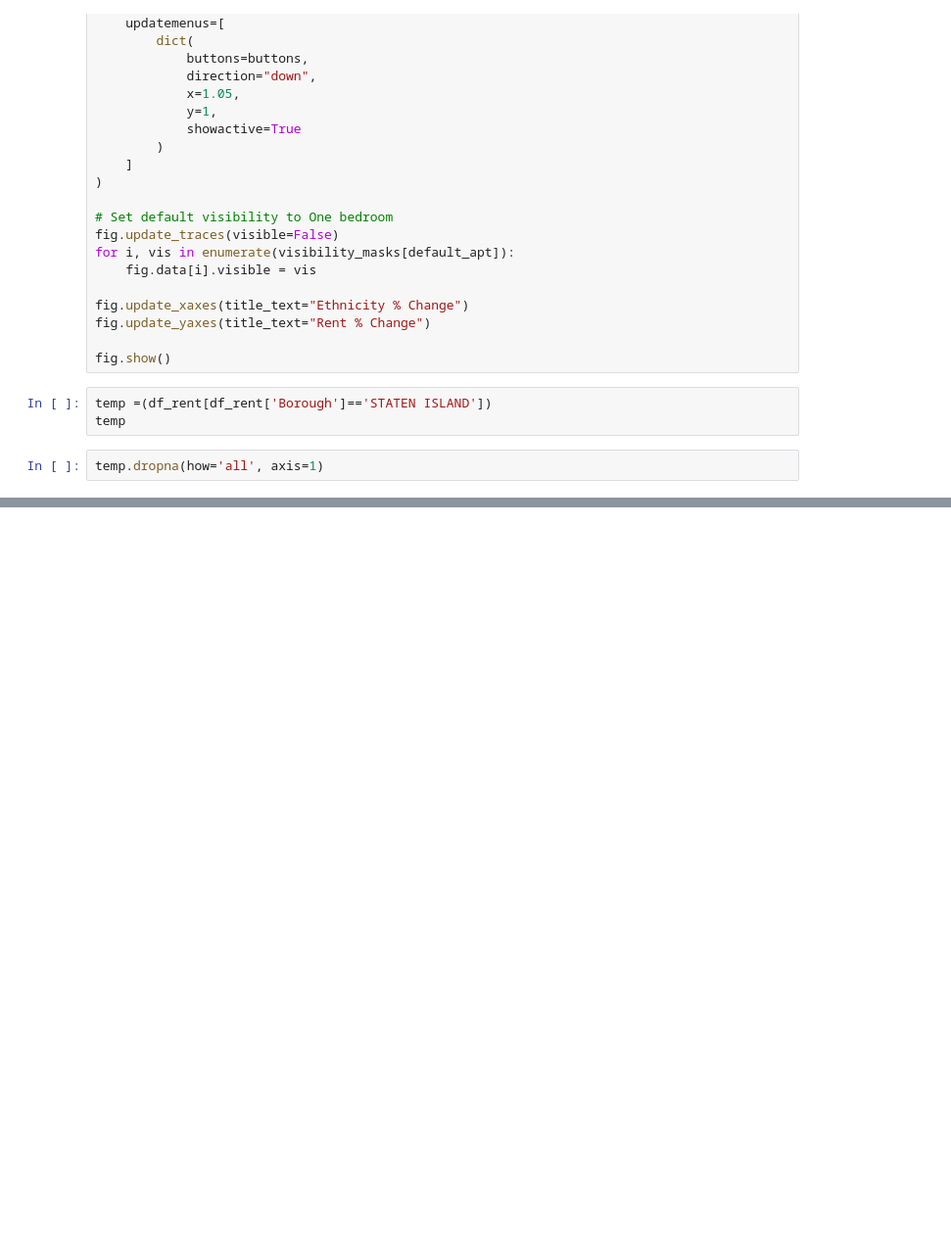
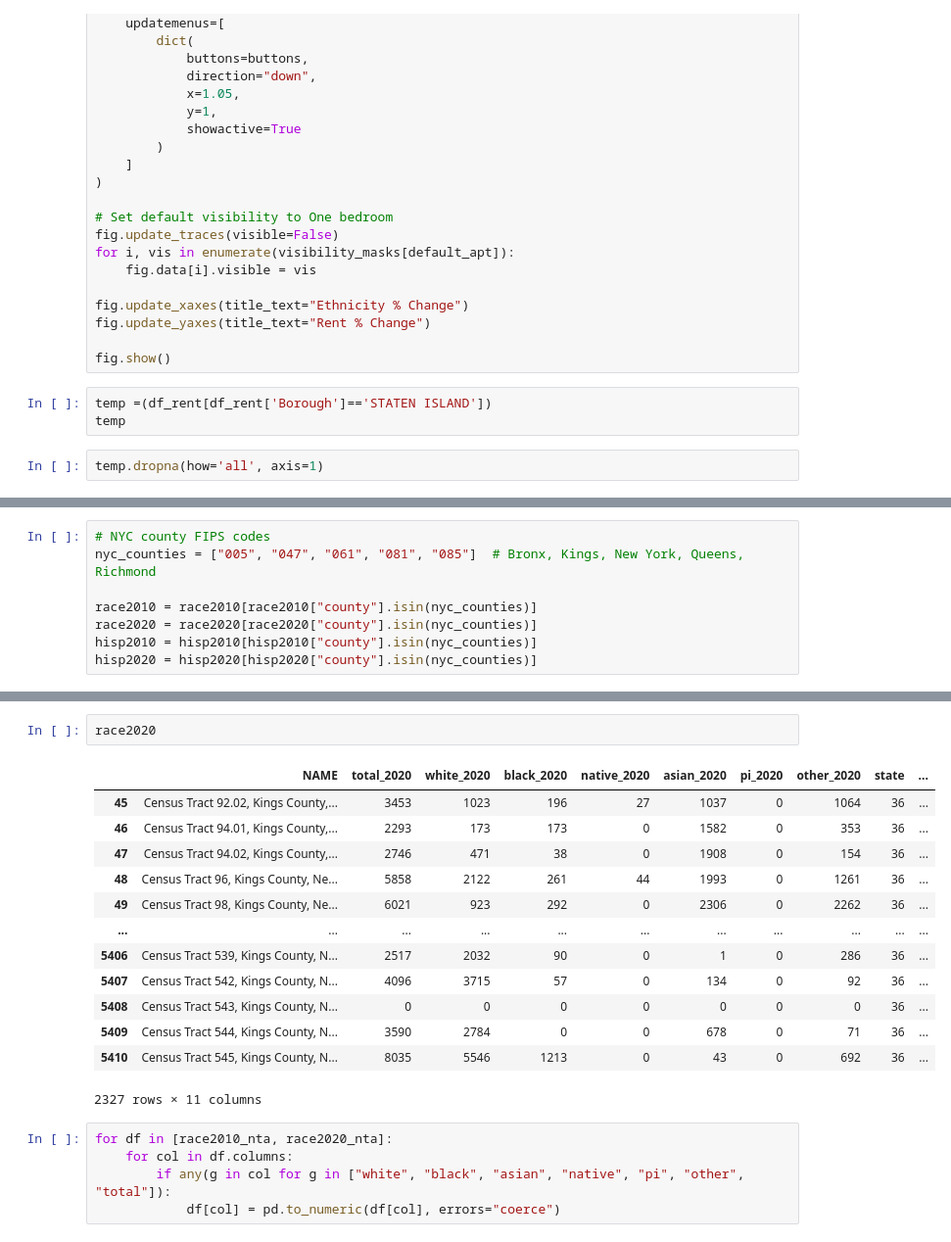
Before and after one commit to NYCRentAndSalary/NYCRentAndSalary.github.io, a Jupyter notebook: gentrification.ipynb, the cells around one changed output, grey strips where cells are left out. Shown at 98% size. Cells and saved outputs as stored; diff of their text form; blank space fills up the shorter version.

```diff
--- a/gentrification.ipynb
+++ b/gentrification.ipynb
@@ -1233,0 +1473,8 @@ temp.dropna(how='all', axis=1)
+# %%
+# NYC county FIPS codes
+nyc_counties = ["005", "047", "061", "081", "085"]  # Bronx, Kings, New York, Queens, Richmond
+
+race2010 = race2010[race2010["county"].isin(nyc_counties)]
+race2020 = race2020[race2020["county"].isin(nyc_counties)]
+hisp2010 = hisp2010[hisp2010["county"].isin(nyc_counties)]
+hisp2020 = hisp2020[hisp2020["county"].isin(nyc_counties)]
@@ -1233,0 +1508,21 @@ temp.dropna(how='all', axis=1)
+# %%
+race2020
+# %% [output]
+|  | NAME | total_2020 | white_2020 | black_2020 | native_2020 | asian_2020 | pi_2020 | other_2020 | state | ... |
+| 45 | Census Tract 92.02, Kings County,... | 3453 | 1023 | 196 | 27 | 1037 | 0 | 1064 | 36 | ... |
+| 46 | Census Tract 94.01, Kings County,... | 2293 | 173 | 173 | 0 | 1582 | 0 | 353 | 36 | ... |
+| 47 | Census Tract 94.02, Kings County,... | 2746 | 471 | 38 | 0 | 1908 | 0 | 154 | 36 | ... |
+| 48 | Census Tract 96, Kings County, Ne... | 5858 | 2122 | 261 | 44 | 1993 | 0 | 1261 | 36 | ... |
+| 49 | Census Tract 98, Kings County, Ne... | 6021 | 923 | 292 | 0 | 2306 | 0 | 2262 | 36 | ... |
+| ... | ... | ... | ... | ... | ... | ... | ... | ... | ... | ... |
+| 5406 | Census Tract 539, Kings County, N... | 2517 | 2032 | 90 | 0 | 1 | 0 | 286 | 36 | ... |
+| 5407 | Census Tract 542, Kings County, N... | 4096 | 3715 | 57 | 0 | 134 | 0 | 92 | 36 | ... |
+| 5408 | Census Tract 543, Kings County, N... | 0 | 0 | 0 | 0 | 0 | 0 | 0 | 36 | ... |
+| 5409 | Census Tract 544, Kings County, N... | 3590 | 2784 | 0 | 0 | 678 | 0 | 71 | 36 | ... |
+| 5410 | Census Tract 545, Kings County, N... | 8035 | 5546 | 1213 | 0 | 43 | 0 | 692 | 36 | ... |
+2327 rows × 11 columns
+# %%
+for df in [race2010_nta, race2020_nta]:
+    for col in df.columns:
+        if any(g in col for g in ["white", "black", "asian", "native", "pi", "other", "total"]):
+            df[col] = pd.to_numeric(df[col], errors="coerce")
```
Also changed, not shown: parts of 33 cells of this notebook.
